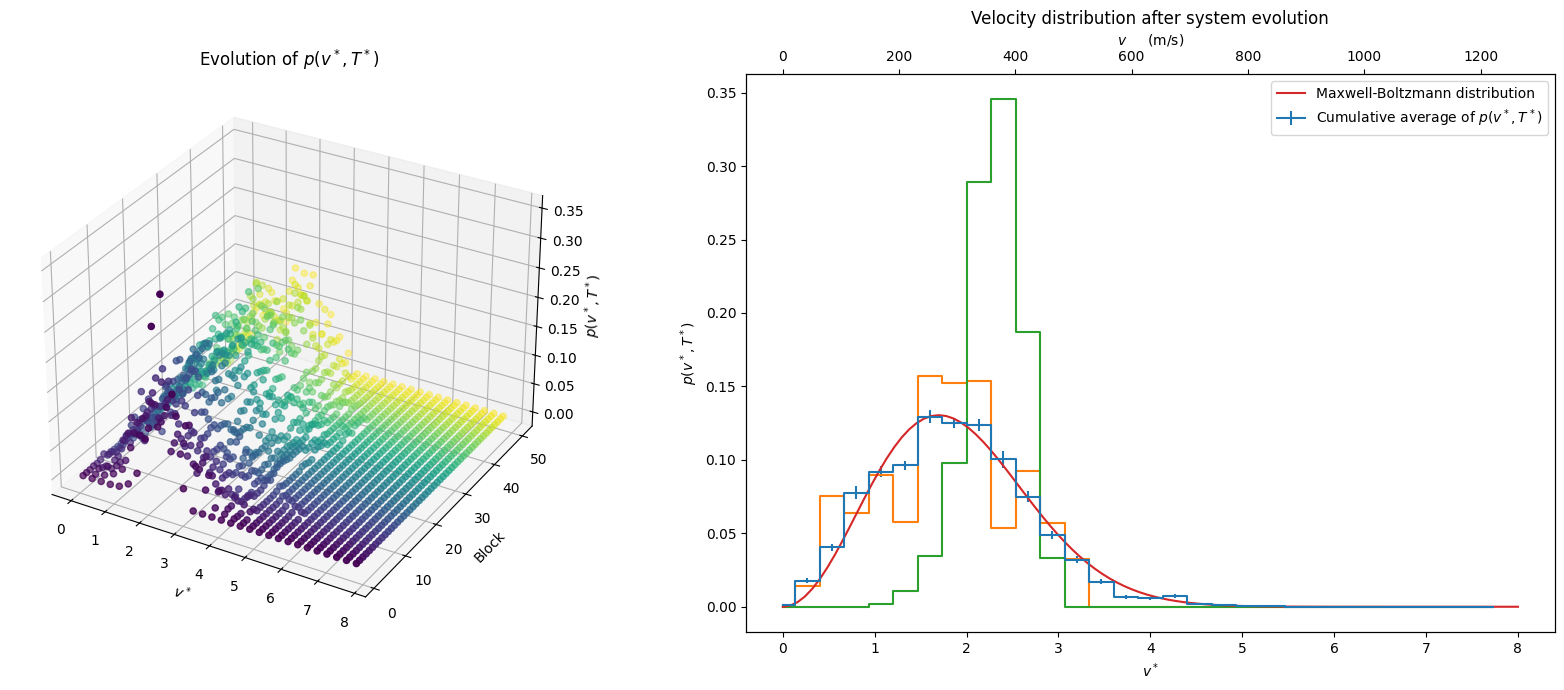
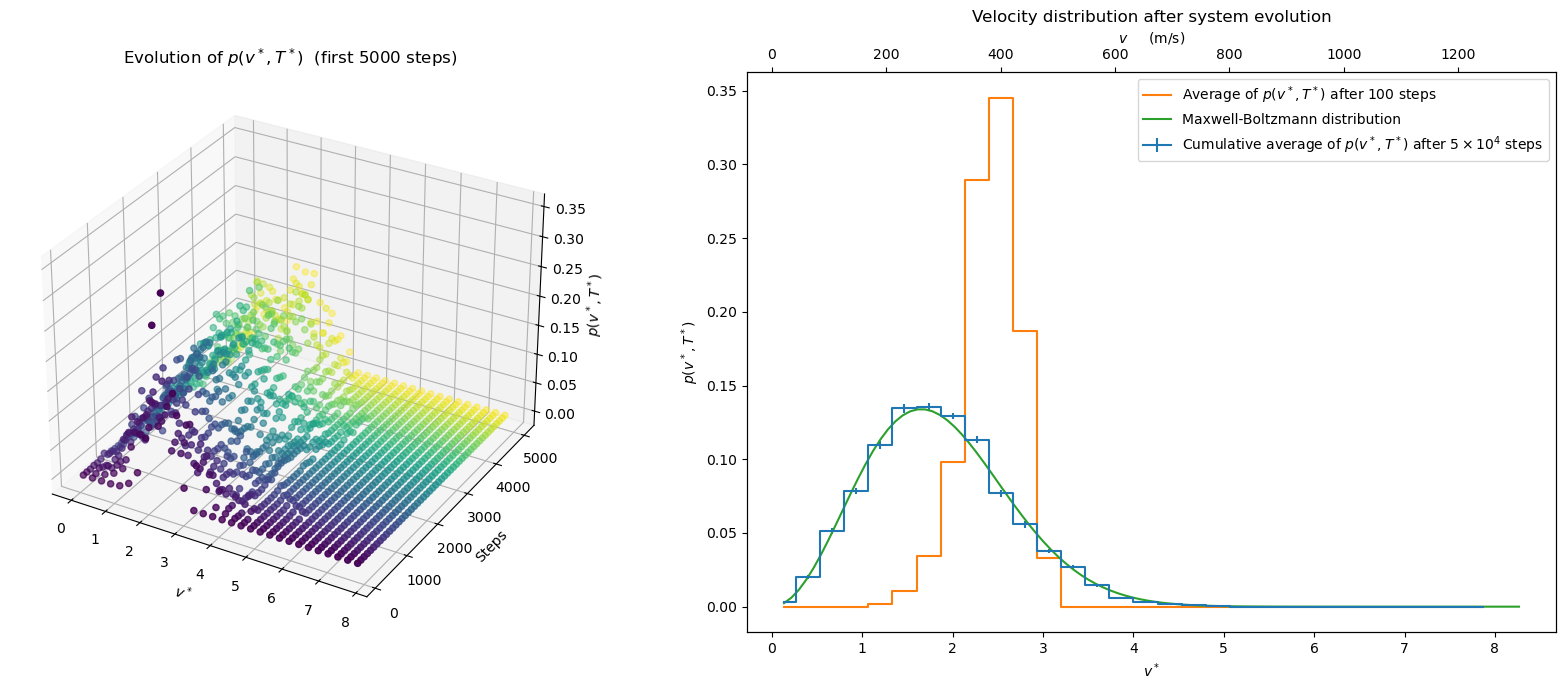
Unified diff of the notebook cell whose output changed from the first chart to the second:
--- before
+++ after
@@ -3,19 +3,17 @@
 m = 39.948 * 1.660539e-27
 
-v, pofv, err = np.loadtxt("../NSL_SIMULATOR/OUTPUT_04.2_1/pofv.dat", unpack=True)
+v, pofv, err = np.loadtxt("../NSL_SIMULATOR/OUTPUT_04.2_2/pofv.dat", unpack=True)
 data = np.loadtxt("../NSL_SIMULATOR/OUTPUT_04.2_1/pofv_blocks.dat")
-temp_block, temp_avg, t_err = np.loadtxt("../NSL_SIMULATOR/OUTPUT_04.2_1/temperature.dat", usecols=(1,2,3), unpack=True)
+temp_block, temp_avg, t_err = np.loadtxt("../NSL_SIMULATOR/OUTPUT_04.2_2/temperature.dat", usecols=(1,2,3), unpack=True)
 nbins = v.size
+bin_size = v[1] - v[0]
+v += bin_size / 2.
 
 # Fit of the Maxwell-Boltzmann distribution
 x = np.linspace(v[0], v[-1]+v[1], 100)
-popt, pcov = curve_fit(maxwell_boltzmann, v, pofv/(v[1]-v[0]))
+popt, pcov = curve_fit(maxwell_boltzmann, v, pofv/bin_size)
 T = popt[0]
-print(f"Measured temperature: {temp_avg[-1]:.2f} +- {t_err[-1]:.2f}")
-print(f"Fit temperature: {T:.2f}")
-
-popt, pcov = curve_fit(maxwell_boltzmann, v, data[-v.size:,2]/(v[1]-v[0]))
-print(f"\nFinal block measured temperature: {temp_block[-1]:.2f}")
-print(f"Fit temperature: {popt[0]:.2f}")
+print(f"Measured temperature: {temp_avg[-1]:.3f} +- {t_err[-1]:.3f}")
+print(f"Fit temperature: {T:.3f}")
 
 fig = plt.figure(figsize=(17, 7))
@@ -23,8 +21,7 @@
 
 ax = fig.add_subplot(gs[1])
-ax.errorbar(v, pofv, yerr=err, label="Cumulative average of $p(v^*,T^*)$", drawstyle="steps-mid")
-ax.plot(v, data[-v.size:,2], drawstyle="steps-mid")
-ax.plot(v, data[:v.size,2], drawstyle="steps-mid")
-ax.plot(x, np.power(2*np.pi*T, -3/2)*4*np.pi*np.power(x,2)*np.exp(-np.power(x,2)/(2*T))*(v[1]-v[0]), label="Maxwell-Boltzmann distribution")
+ax.errorbar(v, pofv, yerr=err, label="Cumulative average of $p(v^*,T^*)$ after $5\\times10^4$ steps", drawstyle="steps-mid")
+ax.plot(v, data[:v.size,2], drawstyle="steps-mid", label="Average of $p(v^*,T^*)$ after $100$ steps")
+ax.plot(x, np.power(2*np.pi*T, -3/2)*4*np.pi*np.power(x,2)*np.exp(-np.power(x,2)/(2*T))*bin_size, label="Maxwell-Boltzmann distribution")
 ax.set_title("Velocity distribution after system evolution")
 ax.set_xlabel("$v^*$")
@@ -36,8 +33,8 @@
 
 ax = fig.add_subplot(gs[0], projection="3d")
-sc = ax.scatter(data[:,1], data[:,0], data[:,2], c=data[:,0], cmap='viridis')
-ax.set_title("Evolution of $p(v^*,T^*)$")
+sc = ax.scatter(data[:,1], 100*data[:,0], data[:,2], c=data[:,0], cmap='viridis')
+ax.set_title("Evolution of $p(v^*,T^*)$  (first $5000$ steps)")
 ax.set_xlabel("$v^*$")
-ax.set_ylabel("Block")
+ax.set_ylabel("Steps")
 ax.set_zlabel("$p(v^*,T^*)$", rotation=90, horizontalalignment='center', verticalalignment='baseline')
 

Commit: Finished all exercises